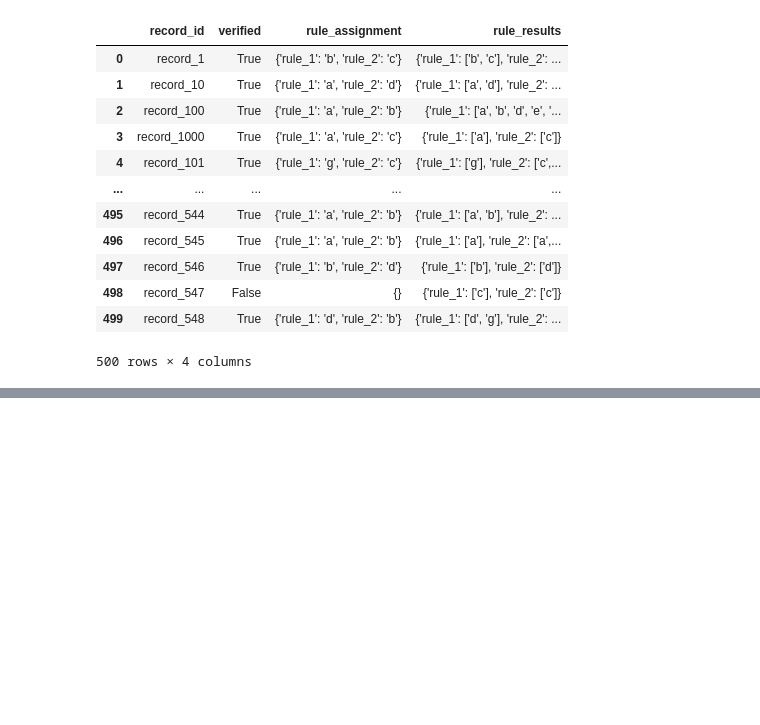
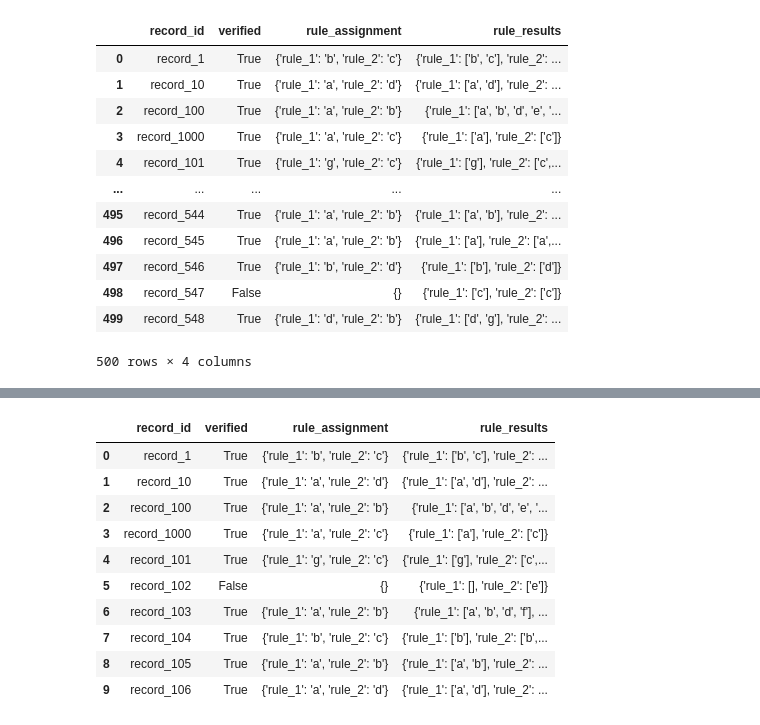
Before and after one commit to chrisgqy/kyc_app, a Jupyter notebook: notebooks/eda.ipynb, the cells around one changed output, grey strips where cells are left out. Drawn from its saved outputs; the diff is of its cells as text; code cells hidden in the pictures; blank space fills up the shorter version.

Commit message:
models-2.1_operator_notebook-2.2_operator_incorp

```diff
--- a/notebooks/eda.ipynb
+++ b/notebooks/eda.ipynb
@@ -423,3 +423,85 @@ result_df
 | 498 | record_547 | False | {} | {'rule_1': ['c'], 'rule_2': ['c']} |
 | 499 | record_548 | True | {'rule_1': 'd', 'rule_2': 'b'} | {'rule_1': ['d', 'g'], 'rule_2': ... |
 500 rows × 4 columns
+# %%
+import sys
+from pathlib import Path
+import pickle
+import pandas as pd
+# add repo root to python path
+sys.path.append(str(Path().resolve().parent))
+
+import core.models as Models
+import core.engine_processor as Engine
+
+import core.engine_evaluator as Evaluator
+
+
+# load sample records
+with open("../data/records.pkl", "rb") as f:
+    records = pickle.load(f)
+
+
+rule_1 = {
+    "name": "rule_1",
+    "op": "AND",
+    "conditions": [
+        {"field": "firstinitial", "check": "match"},
+        {"field": "firstname", "check": "not_nomatch"},
+        {"field": "lastname", "check": "match"},
+    ]
+}
+
+
+rule_2 = {
+    "name": "rule_2",
+    "op": "AND",
+    "conditions": [
+        {"field": "firstname", "check": "match"},
+        {"field": "lastname", "check": "match"},
+        {
+            "op": "OR",
+            "conditions": [
+                {"field": "city", "check": "match"},
+                {"field": "postalcode", "check": "match"},
+            ],
+        },
+    ],
+}
+
+
+rules = [rule_1, rule_2]
+
+
+# evaluate first 500 records
+outputs = Evaluator.evaluate_records(
+    records=records,
+    rules=rules,
+    limit=500
+)
+
+
+# convert to dataframe
+summary_rows = []
+
+for output in outputs:
+    summary_rows.append({
+        "record_id": output["record_id"],
+        "verified": output["verified"],
+        "rule_assignment": output["rule_assignment"],
+        "rule_results": output["rule_results"],
+    })
+
+
+result_df = pd.DataFrame(summary_rows)
+
+
+# simple score
+verification_score = result_df["verified"].mean()
+
+print(f"Verification Score: {verification_score:.2%}")
+
+
+# preview results
+result_df.head(10)
+# %% [output]
@@ -425,0 +509,11 @@ result_df
+|  | record_id | verified | rule_assignment | rule_results |
+| 0 | record_1 | True | {'rule_1': 'b', 'rule_2': 'c'} | {'rule_1': ['b', 'c'], 'rule_2': ... |
+| 1 | record_10 | True | {'rule_1': 'a', 'rule_2': 'd'} | {'rule_1': ['a', 'd'], 'rule_2': ... |
+| 2 | record_100 | True | {'rule_1': 'a', 'rule_2': 'b'} | {'rule_1': ['a', 'b', 'd', 'e', '... |
+| 3 | record_1000 | True | {'rule_1': 'a', 'rule_2': 'c'} | {'rule_1': ['a'], 'rule_2': ['c']} |
+| 4 | record_101 | True | {'rule_1': 'g', 'rule_2': 'c'} | {'rule_1': ['g'], 'rule_2': ['c',... |
+| 5 | record_102 | False | {} | {'rule_1': [], 'rule_2': ['e']} |
+| 6 | record_103 | True | {'rule_1': 'a', 'rule_2': 'b'} | {'rule_1': ['a', 'b', 'd', 'f'], ... |
+| 7 | record_104 | True | {'rule_1': 'b', 'rule_2': 'c'} | {'rule_1': ['b'], 'rule_2': ['b',... |
+| 8 | record_105 | True | {'rule_1': 'a', 'rule_2': 'b'} | {'rule_1': ['a', 'b'], 'rule_2': ... |
+| 9 | record_106 | True | {'rule_1': 'a', 'rule_2': 'd'} | {'rule_1': ['a', 'd'], 'rule_2': ... |
```
Also changed, not shown: parts of 11 cells of this notebook, 1 other file.
